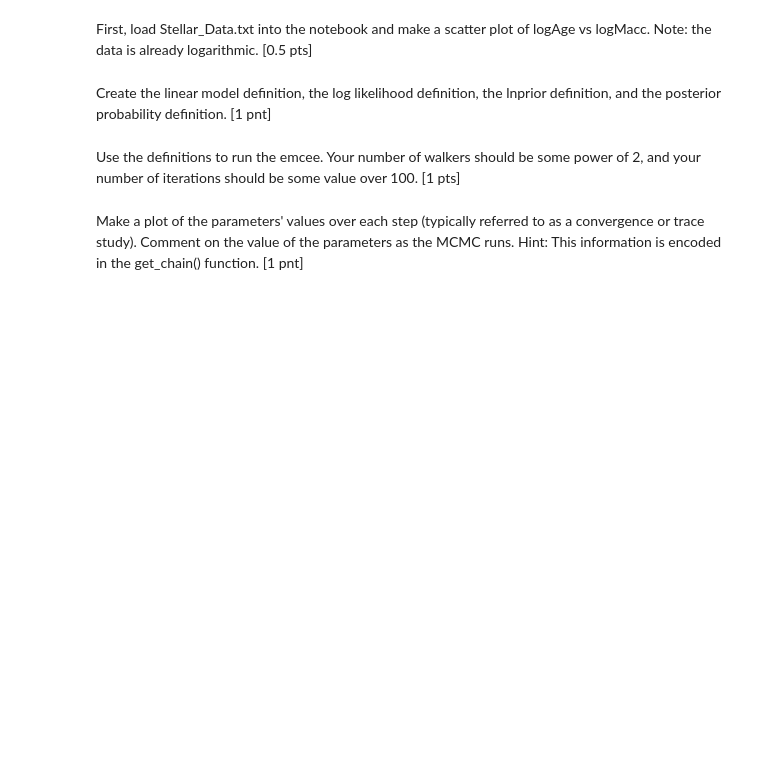
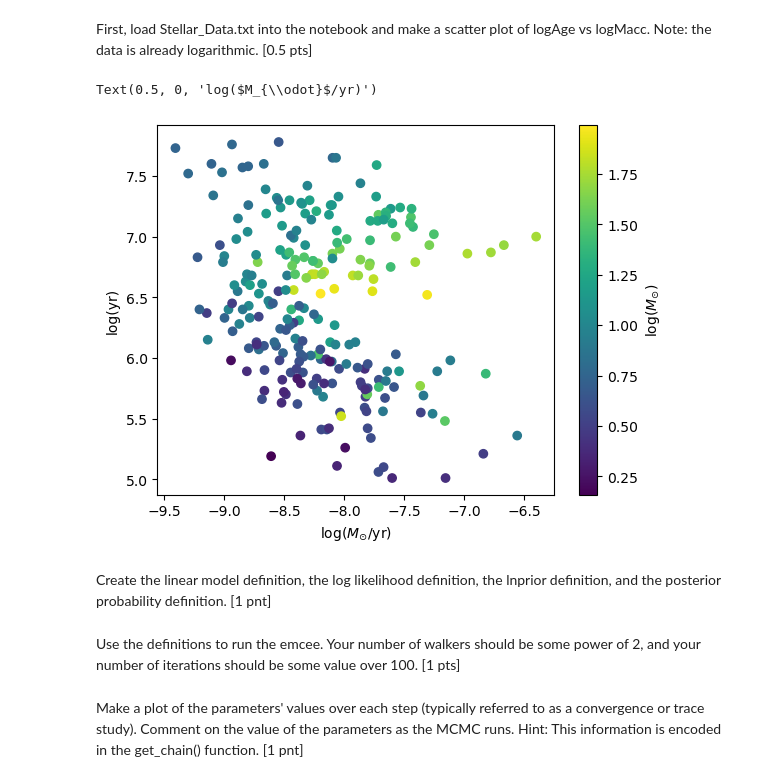
Before and after one commit to linderkait/ASTR5900_work, a Jupyter notebook: HW07_ChiSquared_MCMC.ipynb, the cells around one changed output. Saved outputs shown, nothing was run; the diff lists cells and outputs as text; code cells hidden in the pictures; blank space fills up the shorter version.

```diff
--- a/HW07_ChiSquared_MCMC.ipynb
+++ b/HW07_ChiSquared_MCMC.ipynb
@@ -272,6 +270,14 @@ ModuleNotFoundError: No module named 'emcee'
 First, load Stellar_Data.txt into the notebook and make a scatter plot of logAge vs logMacc. Note: the data is already logarithmic. [0.5 pts]
 # %%
 # Load data and plot
+#data already loaded earlier
+plt.scatter(logMacc, logAge, c = Mstar )
+plt.colorbar(label = r'log($M_{\odot}$)')
+plt.ylabel('log(yr)')
+plt.xlabel('log($M_{\odot}$/yr)')
+# %% [output]
+Text(0.5, 0, 'log($M_{\\odot}$/yr)')
+[figure, added]
 # %% [markdown]
 Create the linear model definition, the log likelihood definition, the lnprior definition, and the posterior probability definition. [1 pnt]
 # %%
```
Also changed, not shown: parts of 9 cells of this notebook.
